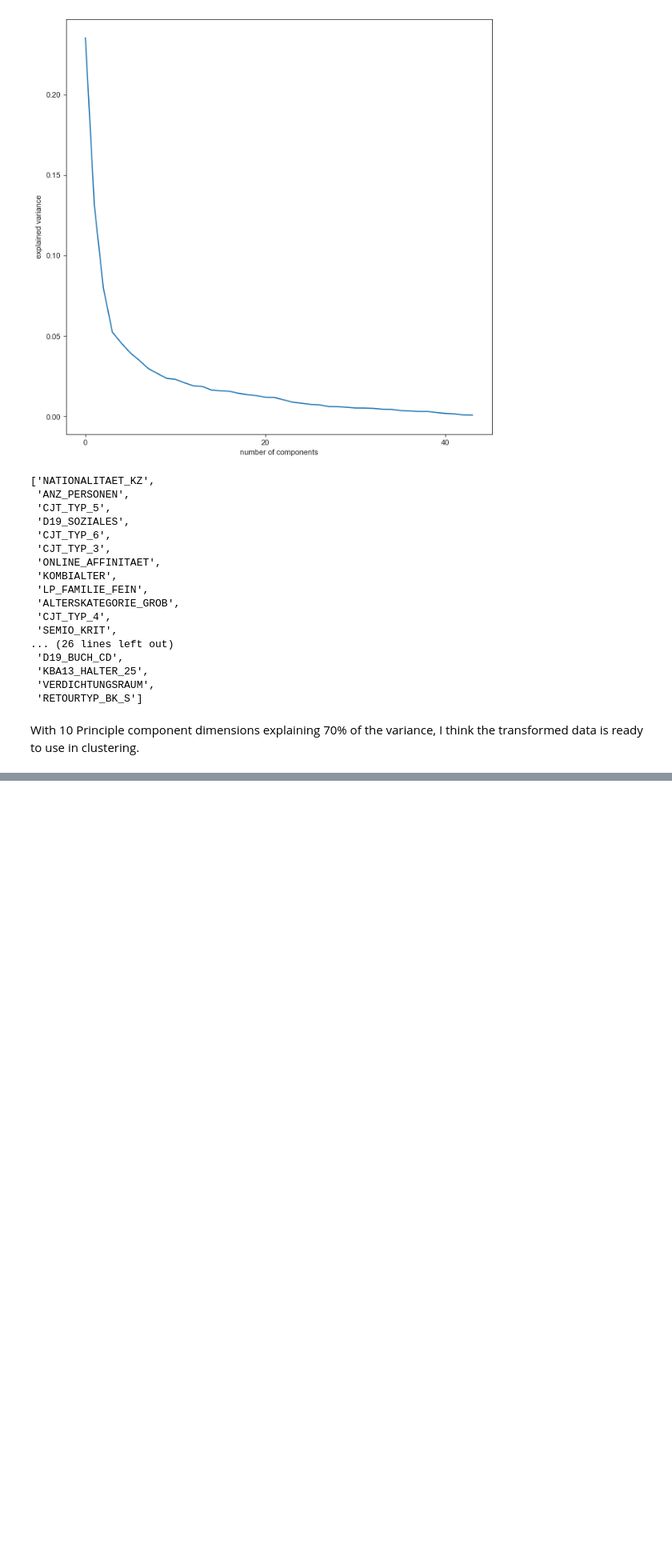
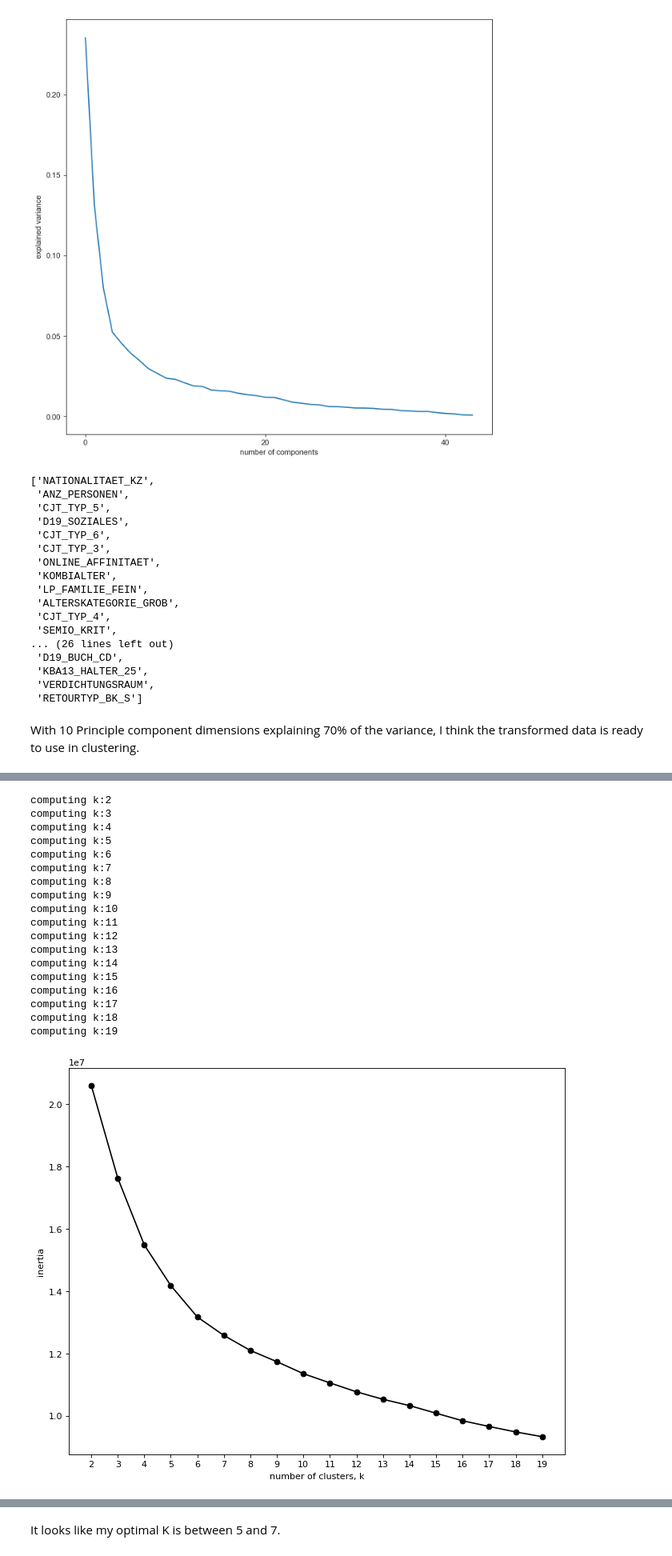
Before and after one commit to OliverFarren/arvato-udacity-customersegmentation, a Jupyter notebook: 1_customer_segmentation_report.ipynb, the cells around one changed output, grey strips where cells are left out. Shown at 80% size. Cells and saved outputs as stored; diff of their text form; code cells hidden in the pictures; blank space fills up the shorter version.

Commit message:
Updates to 1_ notebook up to Section 3. Additional updates to azdias_helpers including a new utils.py module containing generic utility functions that have general project applicability

```diff
--- a/1_customer_segmentation_report.ipynb
+++ b/1_customer_segmentation_report.ipynb
@@ -839,0 +852,5 @@ With 10 Principle component dimensions explaining 70% of the variance, I think t
+# %%
+azdias = pd.read_csv('./Udacity_AZDIAS_052018.csv', sep=';')
+customers = pd.read_csv('./Udacity_CUSTOMERS_052018.csv', sep=';')
+# %%
+azdias_clean = clean_df.etl_pipeline(azdias,cols_keep=cols_keep,verbosity=v.MED)
@@ -839,0 +917,2 @@ With 10 Principle component dimensions explaining 70% of the variance, I think t
+# %%
+azdias_clean = clean_df.impute_scale_pca_df(azdias_clean,verbosity=v.HIGH)
@@ -839,0 +943,52 @@ With 10 Principle component dimensions explaining 70% of the variance, I think t
+# %%
+def knn_elbow(df,kmax):
+
+    distortions = []
+    inertias = []
+    mapping1 = {}
+    mapping2 = {}
+    K = range(2,kmax)
+
+    for k in K:
+        print("computing k:{0}".format(k))
+        #Building and fitting the model
+        kmeanModel = KMeans(n_clusters=k)
+        kmeanModel.fit(df)
+
+        distortions.append(sum(np.min(cdist(df, kmeanModel.cluster_centers_,
+                      'euclidean'),axis=1)) / df.shape[0])
+        inertias.append(kmeanModel.inertia_)
+
+        mapping1[k] = sum(np.min(cdist(df, kmeanModel.cluster_centers_,
+                 'euclidean'),axis=1)) / df.shape[0]
+        mapping2[k] = kmeanModel.inertia_
+
+    figure(num=None, figsize=(10, 8), dpi=80, facecolor='w', edgecolor='k')
+    plt.plot(K, inertias, '-o', color='black')
+    plt.xlabel('number of clusters, k')
+    plt.ylabel('inertia')
+    plt.xticks(K)
+    plt.show()
+# %%
+%%time
+knn_elbow(azdias_clean,20)
+# %% [output]
+computing k:2
+computing k:3
+computing k:4
+computing k:5
+computing k:6
+computing k:7
+computing k:8
+computing k:9
+computing k:10
+computing k:11
+computing k:12
+computing k:13
+computing k:14
+computing k:15
+computing k:16
+computing k:17
+computing k:18
+computing k:19
+[figure, added]
@@ -839,0 +996,2 @@ With 10 Principle component dimensions explaining 70% of the variance, I think t
+# %% [markdown]
+It looks like my optimal K is between 5 and 7.
```
Also changed, not shown: parts of 18 cells of this notebook, 3 other files.
